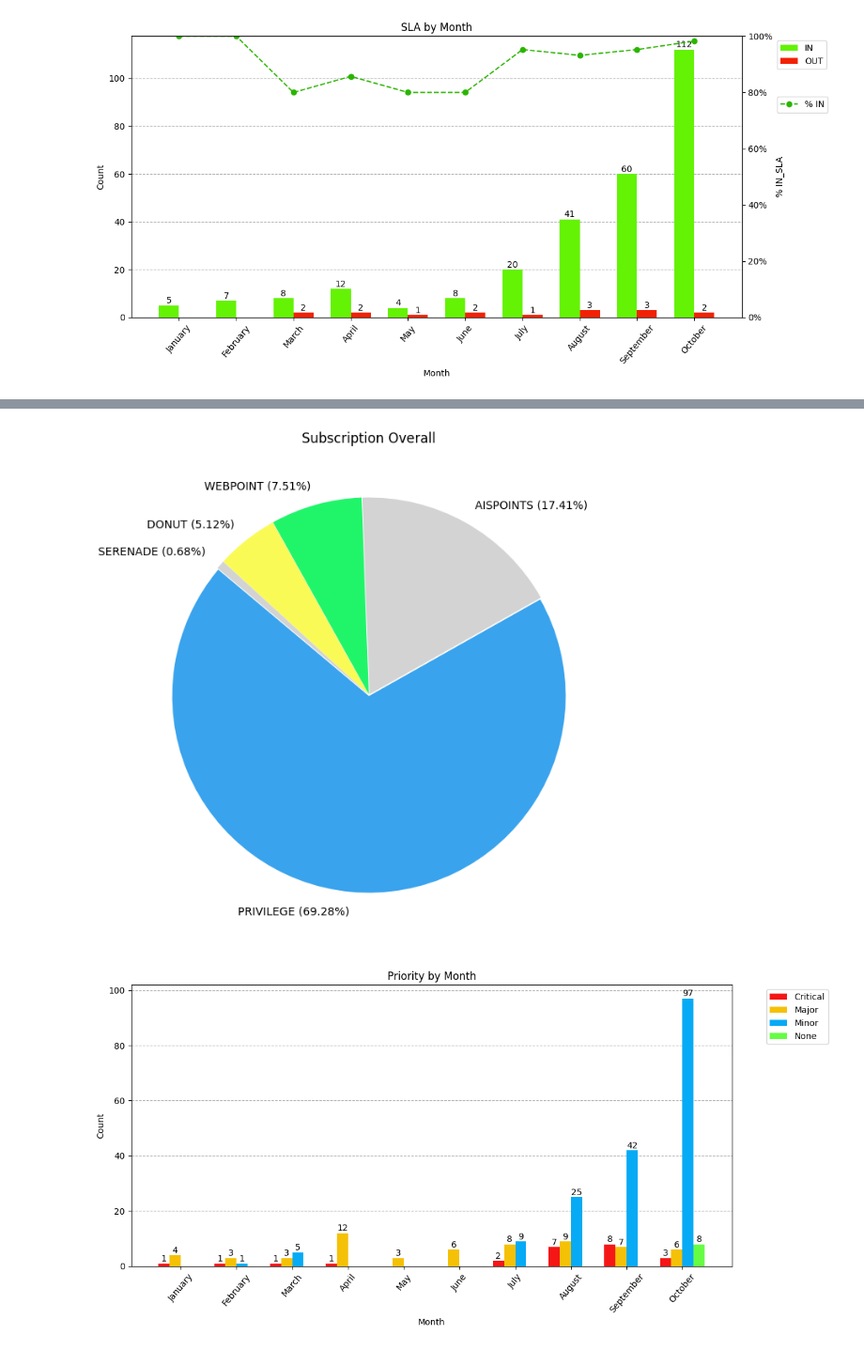
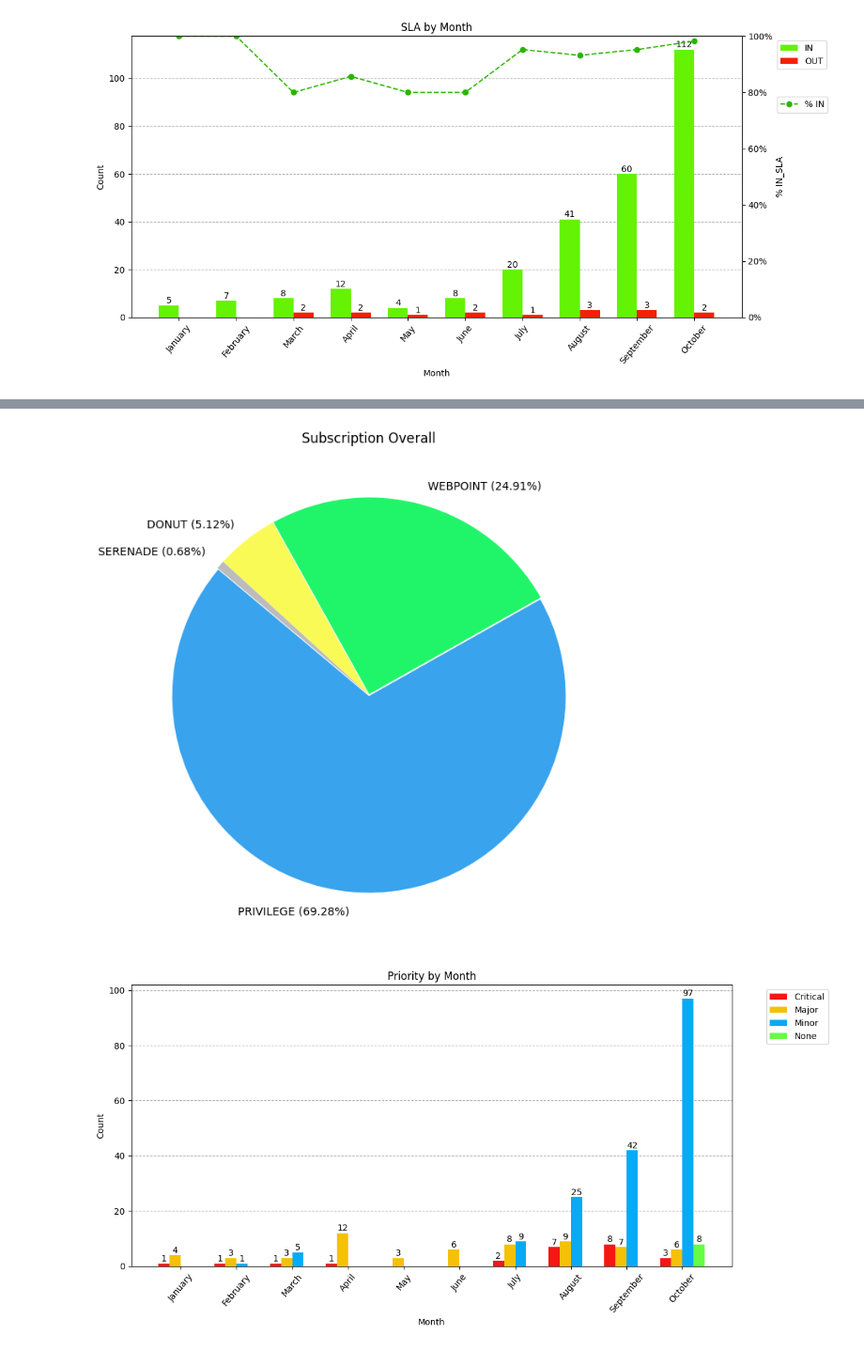
Before and after one commit to WatcharachaiSk/colab, a Jupyter notebook: Summary_Ticket_v1.ipynb, the cells around one changed output, grey strips where cells are left out. Shown at 94% size. Saved outputs shown, nothing was run; the diff lists cells and outputs as text; code cells hidden in the pictures.

```diff
--- a/Summary_Ticket_v1.ipynb
+++ b/Summary_Ticket_v1.ipynb
@@ -169,39 +213,41 @@ plt.show()
 # %%
 import pandas as pd
 import matplotlib.pyplot as plt
 
 # โหลดข้อมูลจาก Excel
 data = pd.read_excel('/content/Ticket_summary.xlsx', sheet_name='sheet1', usecols=['MODULE_NAME'])
 
+# แปลง MODULE_NAME ที่มีคำว่า 'Aispoints' ให้เป็น 'Webpoint'
+data['MODULE_NAME'] = data['MODULE_NAME'].str.replace('Aispoints', 'Webpoint', case=False)
+
 # แปลง MODULE_NAME เป็นตัวพิมพ์เล็ก
 data['MODULE_NAME'] = data['MODULE_NAME'].str.upper()
 
-# นับจำนวนของแต่ละกลุ่มใน TK_GROUP
+# นับจำนวนของแต่ละกลุ่มใน MODULE_NAME
 group_counts = data['MODULE_NAME'].value_counts()
 
 # กำหนดสีที่ต้องการสำหรับแต่ละกลุ่ม
 colors = {
     'DONUT': '#fafa57',
     'PRIVILEGE': '#39a3ed',
-    'WEBPOINT': '#20f56a'
+    'WEBPOINT': '#20f56a',
+    'SERENADE': '#bcbcbc'
 }
 
 color = [colors.get(col, '#D3D3D3') for col in group_counts.index]  # กำหนดสี default เป็น #D3D3D3 (สีเทา)
 
 # สร้าง explode array เพื่อเพิ่มระยะห่างระหว่างแต่ละ slice
-explode = [0.005] * len(group_counts)  # ระยะห่างเล็กน้อย (0.1) สำหรับทุก slice
+explode = [0.005] * len(group_counts)  # ระยะห่างเล็กน้อย (0.005) สำหรับทุก slice
 
 labels = [f"{label} ({pct:.2f}%)" for label, pct in zip(group_counts.index, 100 * group_counts / group_counts.sum())]
 
 # สร้างกราฟ pie
 plt.figure(figsize=(8, 8))
-#plt.pie(group_counts, labels=group_counts.index, autopct='%1.1f%%', startangle=140, colors=color ,explode=explode)
-#plt.pie(group_counts, labels=group_counts.index, autopct=lambda pct: func(pct, group_counts), startangle=140, explode=explode)
-plt.pie(group_counts, labels=labels, startangle=140, colors=color ,explode=explode)
+plt.pie(group_counts, labels=labels, startangle=140, colors=color, explode=explode)
 plt.title('Subscription Overall')
 plt.show()
 # %% [output]
-[figure, old version]
+[figure, new version]
 # %%
 import pandas as pd
 import matplotlib.pyplot as plt
```
Also changed, not shown: parts of 3 cells of this notebook.
